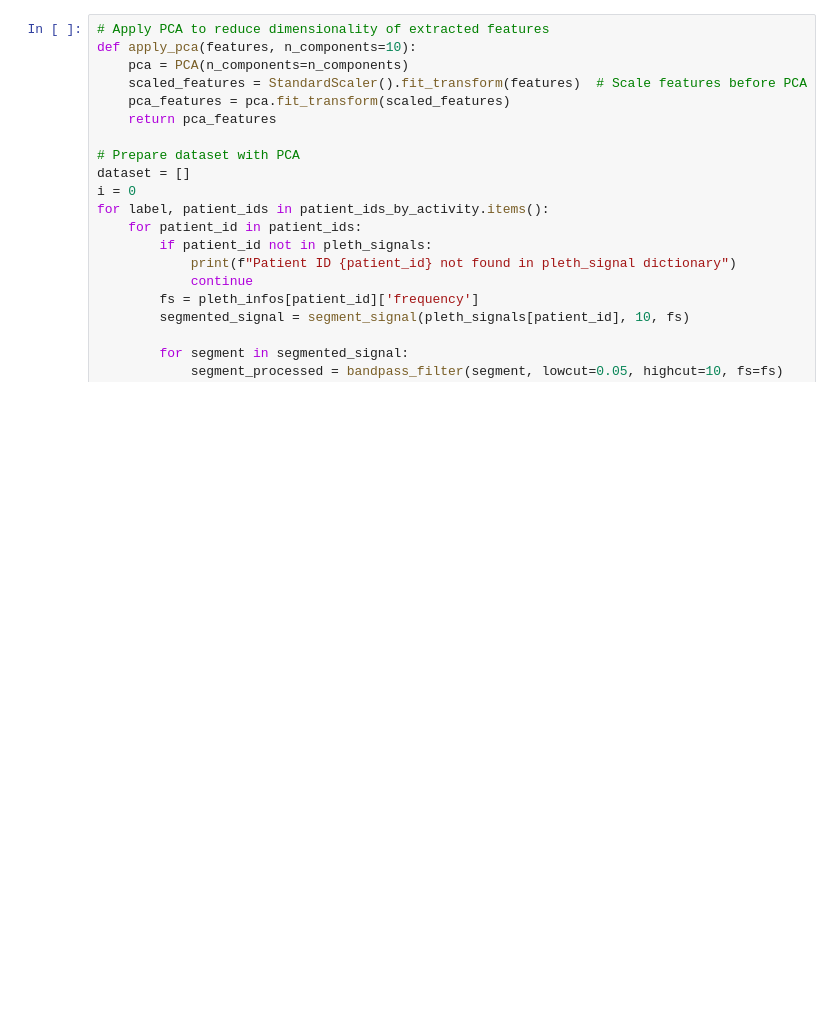
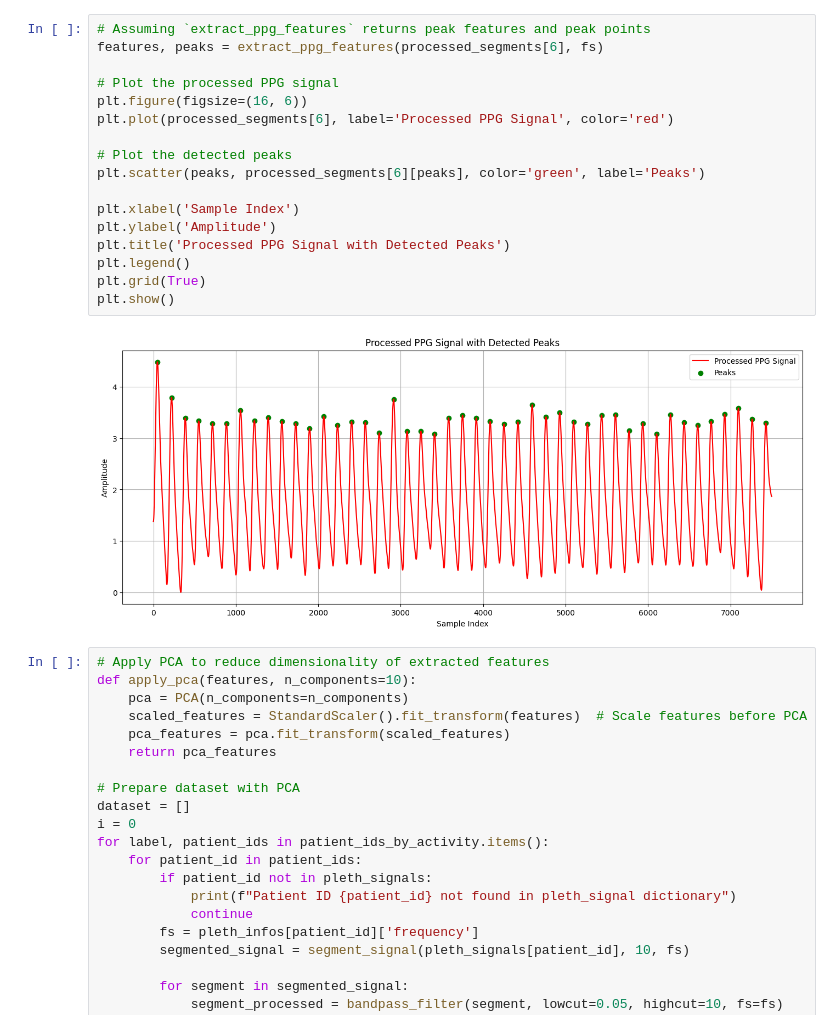
Before and after one commit to HAZMDAN/skripsieh, a Jupyter notebook: chapter_appendix-tools-for-deep-learning/jupyter.ipynb, the cells around one changed output. Drawn from its saved outputs; the diff is of its cells as text; blank space fills up the shorter version.

```diff
--- a/chapter_appendix-tools-for-deep-learning/jupyter.ipynb
+++ b/chapter_appendix-tools-for-deep-learning/jupyter.ipynb
@@ -187,6 +553,25 @@ def calculate_fwhm(peak_window, fs):
 def calculate_zero_crossing_rate(signal):
     # Calculate zero crossing rate
     return np.sum(np.diff(np.sign(signal)) != 0) / len(signal)
+# %%
+# Assuming `extract_ppg_features` returns peak features and peak points
+features, peaks = extract_ppg_features(processed_segments[6], fs)
+
+# Plot the processed PPG signal
+plt.figure(figsize=(16, 6))
+plt.plot(processed_segments[6], label='Processed PPG Signal', color='red')
+
+# Plot the detected peaks
+plt.scatter(peaks, processed_segments[6][peaks], color='green', label='Peaks')
+
+plt.xlabel('Sample Index')
+plt.ylabel('Amplitude')
+plt.title('Processed PPG Signal with Detected Peaks')
+plt.legend()
+plt.grid(True)
+plt.show()
+# %% [output]
+[figure, added]
 # %%
 # Apply PCA to reduce dimensionality of extracted features
 def apply_pca(features, n_components=10):
```
Also changed, not shown: parts of 21 cells of this notebook.
